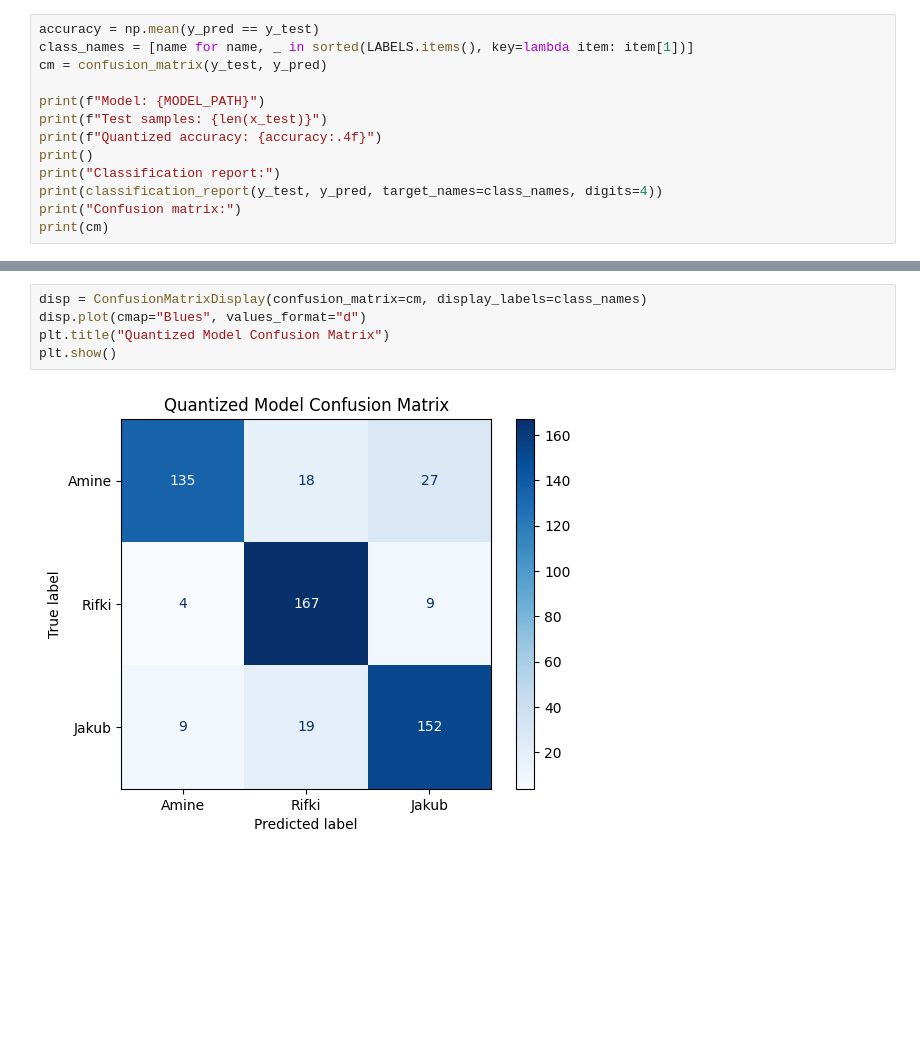
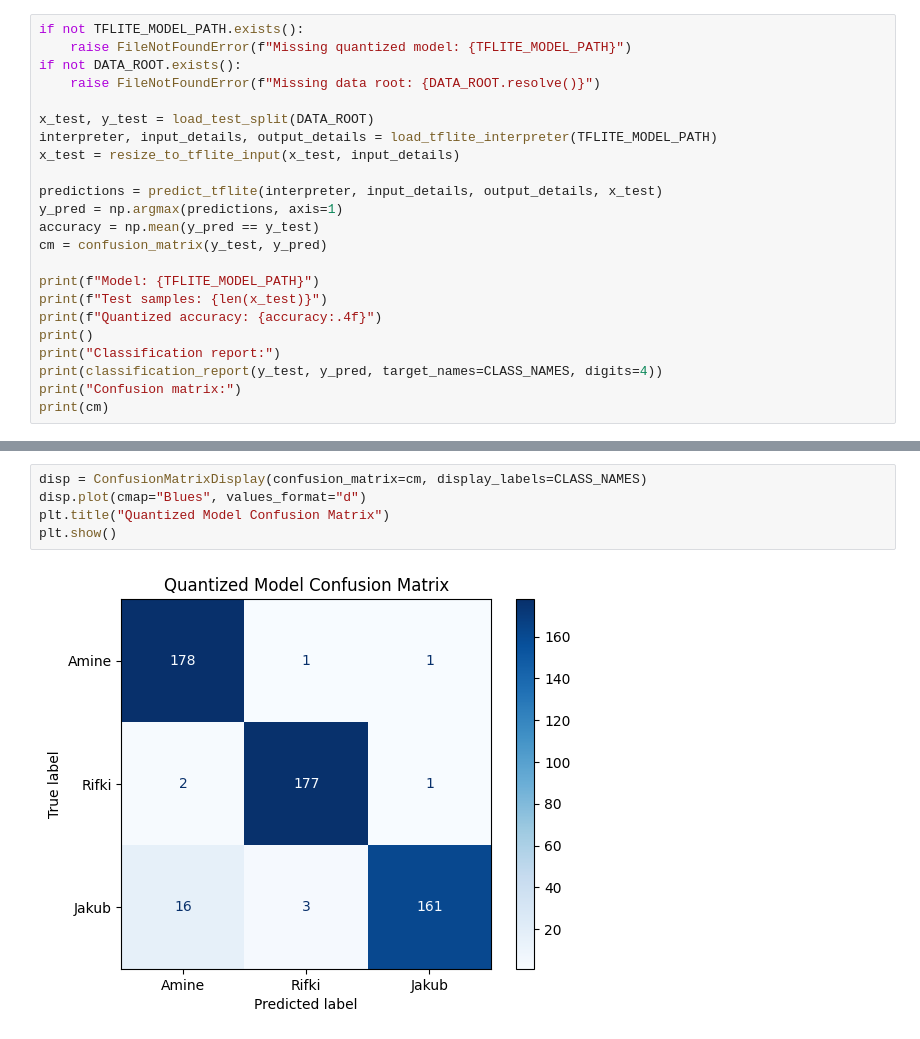
Before and after one commit to DataAthleteChamp/H-S-Codesign, a Jupyter notebook: python/Quantization.ipynb, the cells around one changed output, grey strips where cells are left out. Saved outputs shown, nothing was run; the diff lists cells and outputs as text; blank space fills up the shorter version.

```diff
--- a/python/Quantization.ipynb
+++ b/python/Quantization.ipynb
@@ -249,14 +198,24 @@ y_pred = np.argmax(predictions, axis=1)
 # %%
+if not TFLITE_MODEL_PATH.exists():
+    raise FileNotFoundError(f"Missing quantized model: {TFLITE_MODEL_PATH}")
+if not DATA_ROOT.exists():
+    raise FileNotFoundError(f"Missing data root: {DATA_ROOT.resolve()}")
+
+x_test, y_test = load_test_split(DATA_ROOT)
+interpreter, input_details, output_details = load_tflite_interpreter(TFLITE_MODEL_PATH)
+x_test = resize_to_tflite_input(x_test, input_details)
+
+predictions = predict_tflite(interpreter, input_details, output_details, x_test)
+y_pred = np.argmax(predictions, axis=1)
 accuracy = np.mean(y_pred == y_test)
-class_names = [name for name, _ in sorted(LABELS.items(), key=lambda item: item[1])]
 cm = confusion_matrix(y_test, y_pred)
 
-print(f"Model: {MODEL_PATH}")
+print(f"Model: {TFLITE_MODEL_PATH}")
 print(f"Test samples: {len(x_test)}")
 print(f"Quantized accuracy: {accuracy:.4f}")
 print()
 print("Classification report:")
-print(classification_report(y_test, y_pred, target_names=class_names, digits=4))
+print(classification_report(y_test, y_pred, target_names=CLASS_NAMES, digits=4))
 print("Confusion matrix:")
 print(cm)
 # %% [output]
@@ -282,7 +241,7 @@ Confusion matrix:
 # %%
-disp = ConfusionMatrixDisplay(confusion_matrix=cm, display_labels=class_names)
+disp = ConfusionMatrixDisplay(confusion_matrix=cm, display_labels=CLASS_NAMES)
 disp.plot(cmap="Blues", values_format="d")
 plt.title("Quantized Model Confusion Matrix")
 plt.show()
 # %% [output]
-[figure, old version]
+[figure, new version]
```
Also changed, not shown: parts of 15 cells of this notebook, 4 other files.
